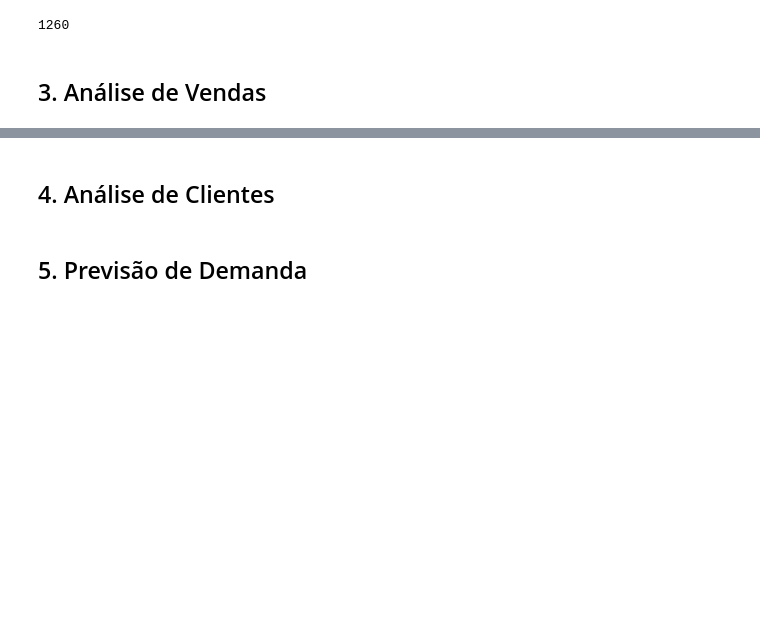
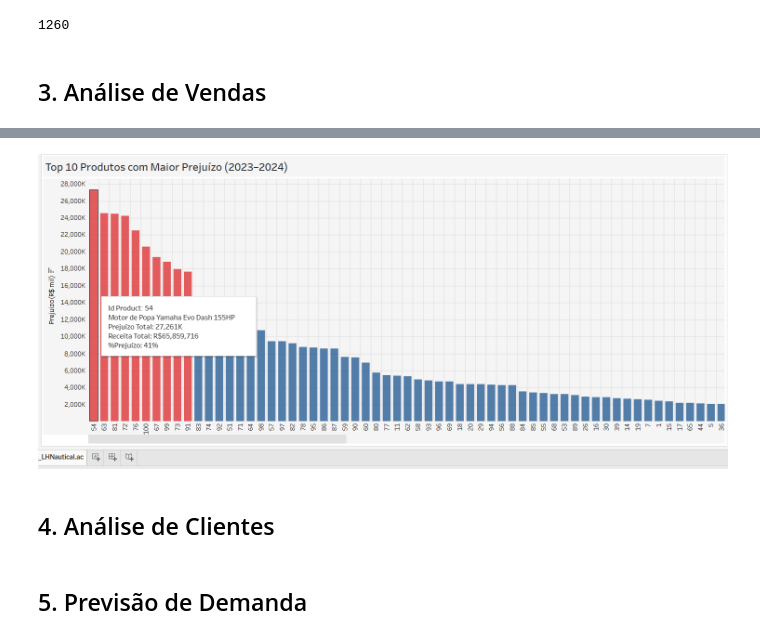
Before and after one commit to Lucbran1/DesafioLighthouse_LH_Nautical_LBrandao, a Jupyter notebook: 02_notebooks/lh_nautical_analysis.ipynb, the cells around one changed output, grey strips where cells are left out. Drawn from its saved outputs; the diff is of its cells as text; code cells hidden in the pictures; blank space fills up the shorter version.

Commit message:
feat: implement sales analysis with integrated data queries and interactive dashboard

```diff
--- a/02_notebooks/lh_nautical_analysis.ipynb
+++ b/02_notebooks/lh_nautical_analysis.ipynb
@@ -214 +261,7 @@ Receita total (BRL), Prejuízo total (BRL) e % de perda (prejuízo_total / recei
+# %%
+from IPython.display import Image
+
+Image("../05_outputs/figures/q4.dashboard_LHNautical_Prejuizos2023_24.png")
+# %% [output]
+[figure, added]
 # %% [markdown]
```
Also changed, not shown: parts of 25 cells of this notebook, 5 other files.
